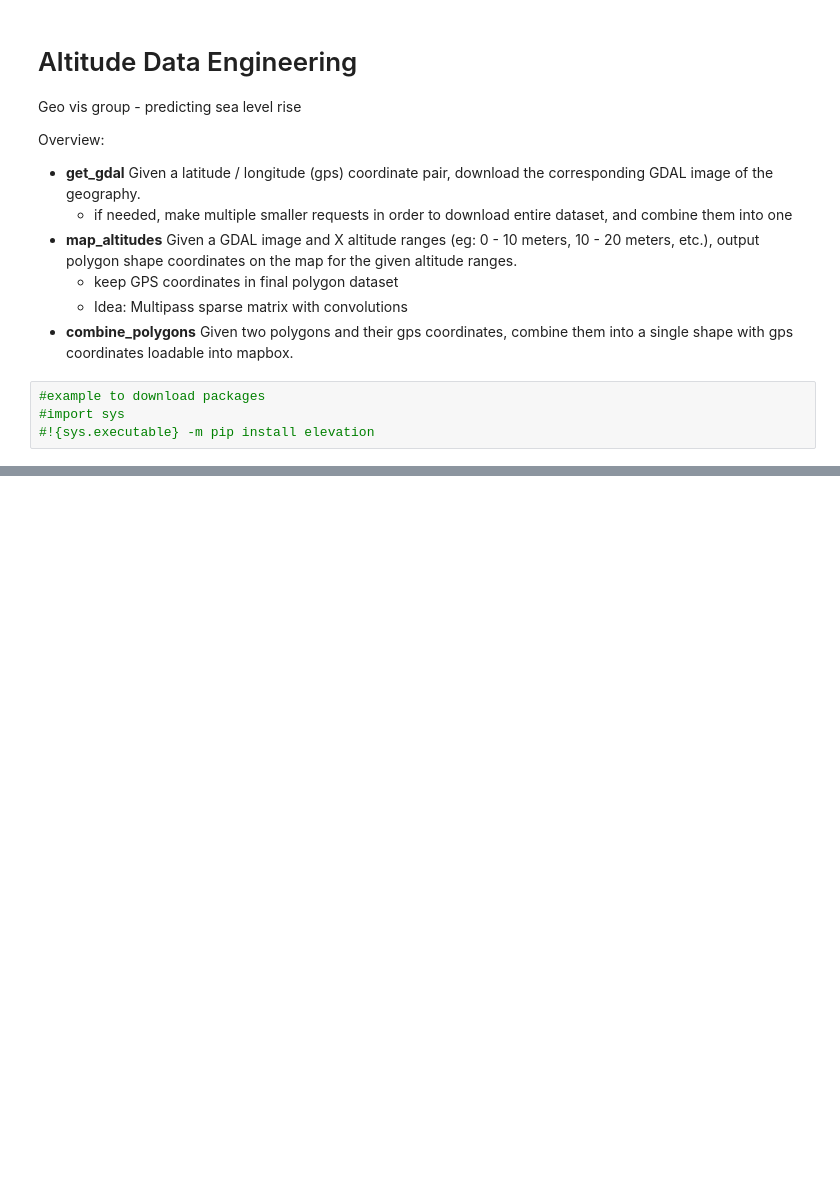
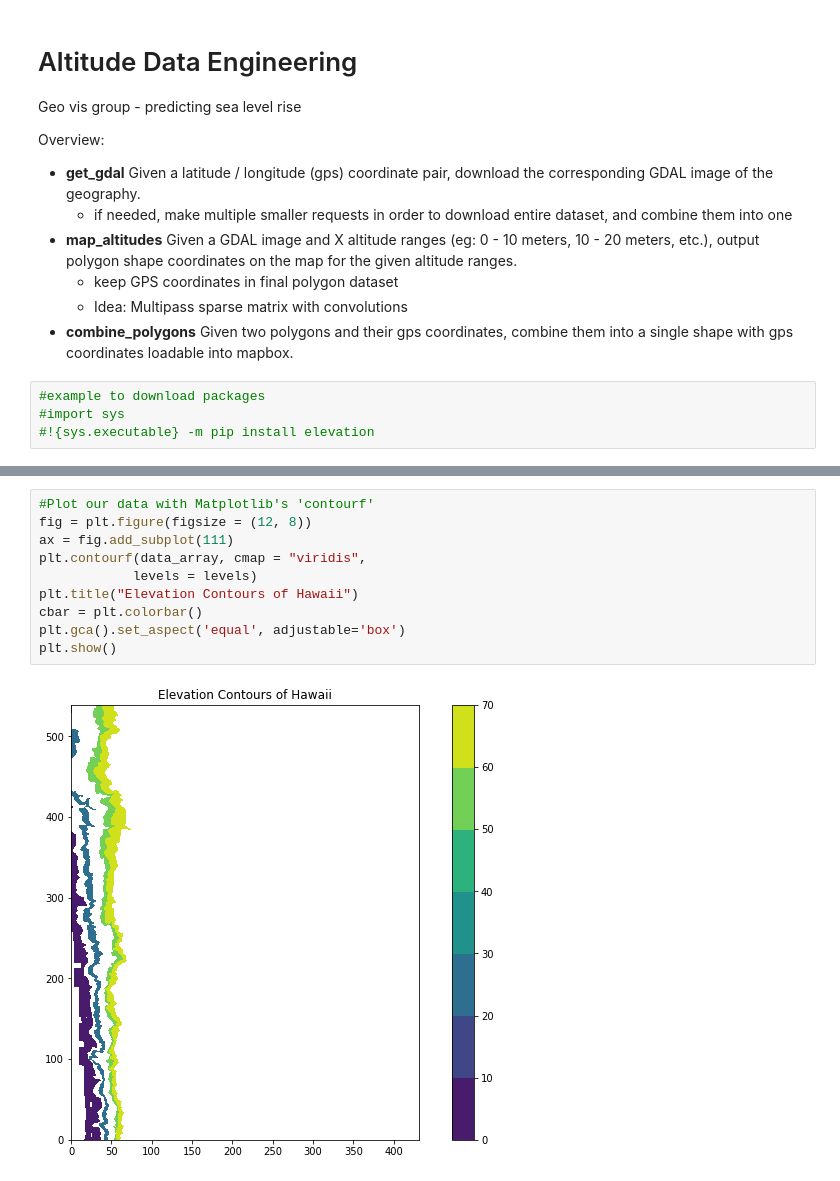
Before and after one commit to blakedallen/geo-viz-group, a Jupyter notebook: Data Engineering.ipynb, the cells around one changed output, grey strips where cells are left out. Saved outputs shown, nothing was run; the diff lists cells and outputs as text; blank space fills up the shorter version.

```diff
--- a/Data Engineering.ipynb
+++ b/Data Engineering.ipynb
@@ -239,0 +356,12 @@ plt.show()
+# %%
+#Plot our data with Matplotlib's 'contourf'
+fig = plt.figure(figsize = (12, 8))
+ax = fig.add_subplot(111)
+plt.contourf(data_array, cmap = "viridis",
+            levels = levels)
+plt.title("Elevation Contours of Hawaii")
+cbar = plt.colorbar()
+plt.gca().set_aspect('equal', adjustable='box')
+plt.show()
+# %% [output]
+[figure, added]
```
Also changed, not shown: parts of 50 cells of this notebook.
